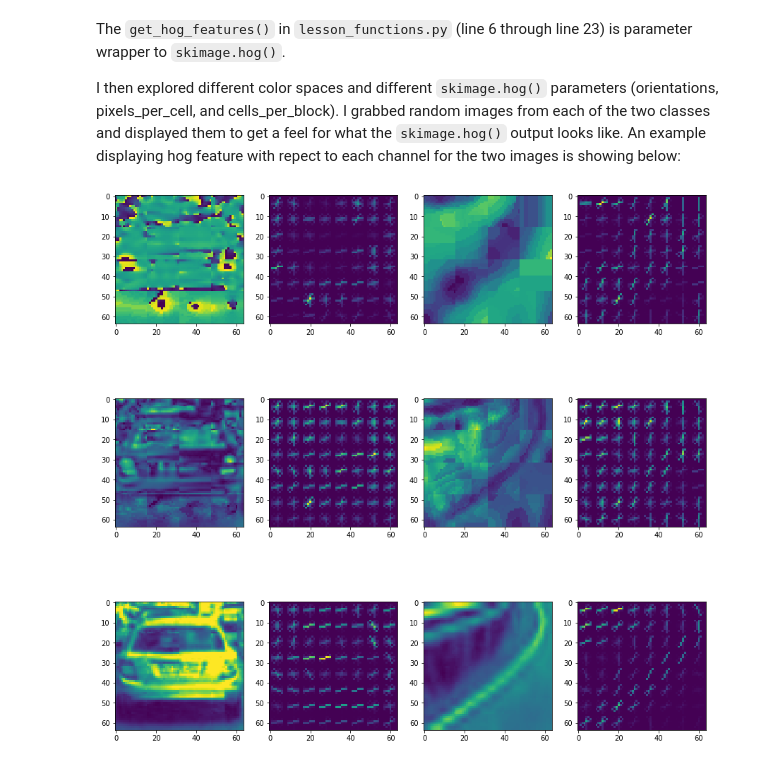
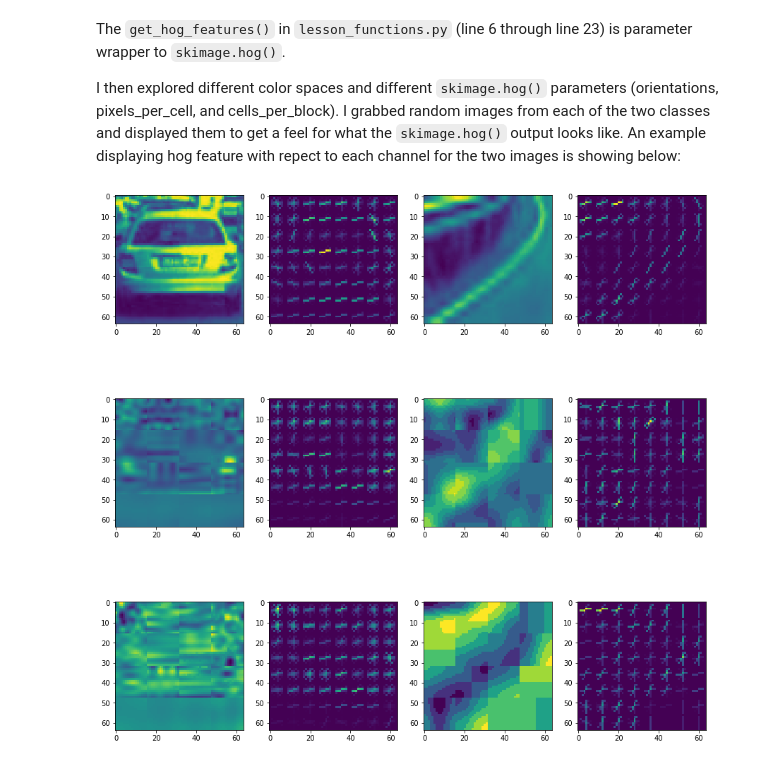
Before and after one commit to markandlw/CarND-Vehicle-Detection, a Jupyter notebook: report.ipynb, the cells around one changed output. Cells and saved outputs as stored; diff of their text form; code cells hidden in the pictures.

```diff
--- a/report.ipynb
+++ b/report.ipynb
@@ -100,26 +100,26 @@ The `get_hog_features()` in `lesson_functions.py` (line 6 through line 23) is pa
 
 I then explored different color spaces and different `skimage.hog()` parameters (orientations, pixels_per_cell, and cells_per_block). I grabbed random images from each of the two classes and displayed them to get a feel for what the `skimage.hog()` output looks like. An example displaying hog feature with repect to each channel for the two images is showing below:
 # %%
-car_cs_img = cv2.cvtColor(car_image, cv2.COLOR_RGB2HSV)
-notcar_cs_img = cv2.cvtColor(notcar_image, cv2.COLOR_RGB2HSV)
+car_cs_img = cv2.cvtColor(car_image, cv2.COLOR_RGB2YCrCb)
+notcar_cs_img = cv2.cvtColor(notcar_image, cv2.COLOR_RGB2YCrCb)
 
 row,col = 3,4
 f, ax = plt.subplots(row, col, figsize=(15,15))
 for r in range(row):
     plt.subplot(row, col, 1 + r * col)
     plt.imshow(car_cs_img[:,:,r])
 
     plt.subplot(row, col, 2 + r * col)
     features,vis_img = get_hog_features(car_cs_img[:,:,r], orient=9, pix_per_cell=8, cell_per_block=2, vis=True, feature_vec=False)
     plt.imshow(vis_img)
 
     plt.subplot(row, col, 3 + r * col)
     plt.imshow(notcar_cs_img[:,:,r])
 
     plt.subplot(row, col, 4 + r * col)
     features,vis_img = get_hog_features(notcar_cs_img[:,:,r], orient=9, pix_per_cell=8, cell_per_block=2, vis=True, feature_vec=False)
     plt.imshow(vis_img)
 # %% [output]
-[figure, old version]
+[figure, new version]
 # %% [markdown]
 ### 2\. Explain how you settled on your final choice of HOG parameters.
```
Also changed, not shown: parts of 6 cells of this notebook.
